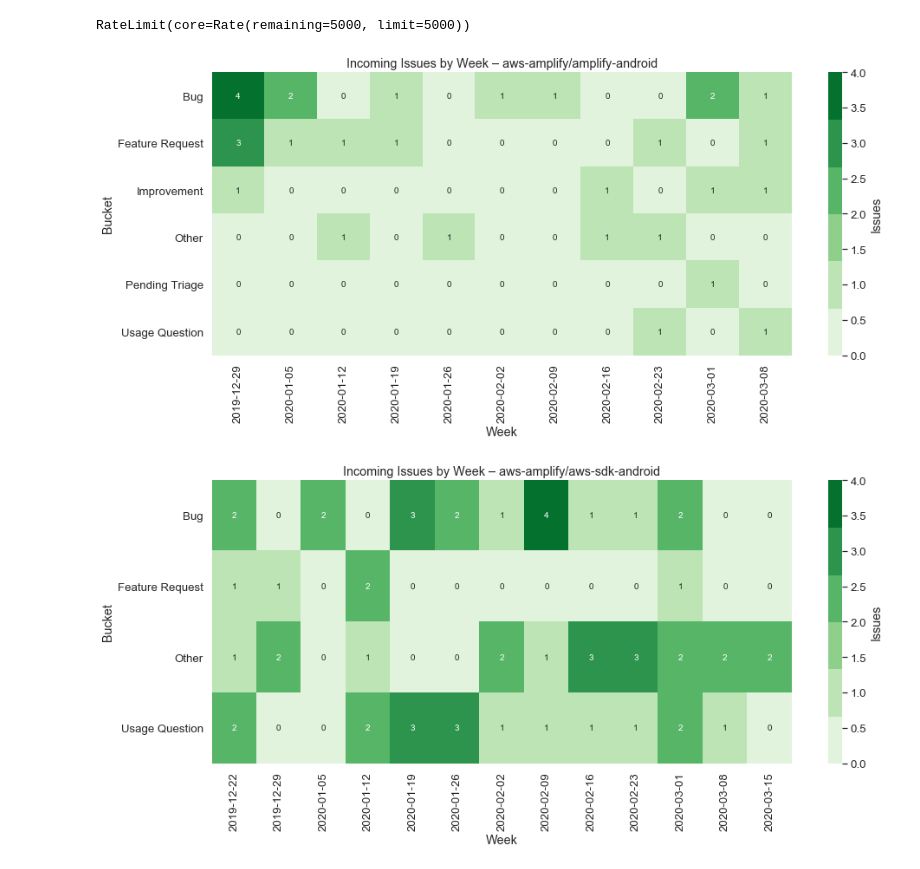
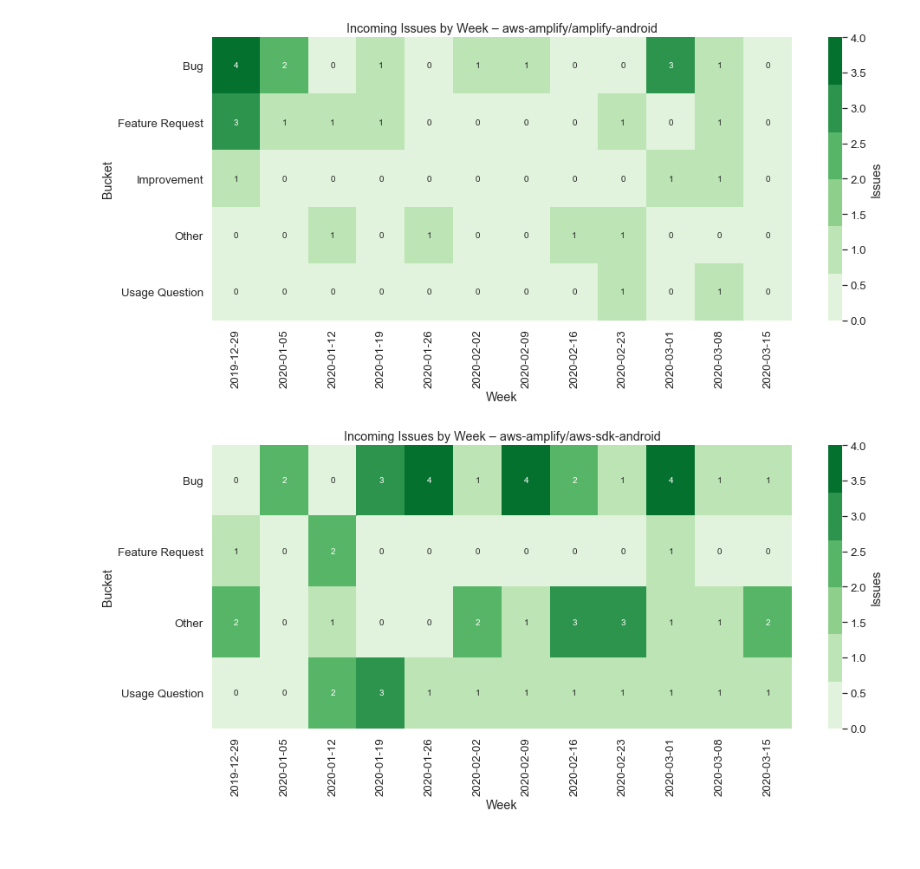
Before and after one commit to jpignata/notebooks, a Jupyter notebook: GitHub Issue Stats by Incoming.ipynb, the cells around one changed output. Drawn from its saved outputs; the diff is of its cells as text; code cells hidden in the pictures.

```diff
--- a/GitHub Issue Stats by Incoming.ipynb
+++ b/GitHub Issue Stats by Incoming.ipynb
@@ -14,13 +14,7 @@ issue_buckets = {'Bug': ['Bug'],
 # Retrieve the GitHub token from SSM to prevent oops-I-pushed-credentials-to-GitHub uh-ohs.
 
 import boto3
-from github import Github
 
 ssm = boto3.client('ssm')
 response = ssm.get_parameter(Name=parameter_name, WithDecryption=True)
 token = response['Parameter']['Value']
-github = Github(token)
-
-github.get_rate_limit()
-# %% [output]
-RateLimit(core=Rate(remaining=5000, limit=5000))
@@ -33,48 +91,63 @@ repos = {}
 bucket_lookup = {label: bucket for bucket, labels in issue_buckets.items() for label in labels}
 
 for repo_name in repo_names:
-    repo = github.get_repo(repo_name)
     issues = []
+    owner, name = repo_name.split('/')
 
-    for issue in repo.get_issues(state='all'):
-        labels = pd.array([label.name for label in issue.labels])
+    for issue in get_issues(owner, name):
+        labels = pd.array([label['name'] for label in issue['labels']['nodes']])
         bucket = 'Other'
+        created_at = pd.Timestamp(issue['createdAt'],tz='UTC')
+
+        score = 1
+        score += len(issue['comments'])
+        score += issue['reactions']['totalCount']
+        score += sum(comment['reactions']['totalCount'] for comment in issue['comments']['nodes'])
+
+        if issue['closedAt']:
+            closed_at = pd.Timestamp(issue['closedAt'], tz='UTC')
+        else:
+            closed_at = None
 
         for label in labels:
             if label in bucket_lookup:
                 bucket = label
                 break
 
-        if issue.pull_request is None:
-            issues.append([issue.number, labels, issue.created_at, issue.closed_at, bucket])
+        issues.append([issue['number'], labels, created_at, closed_at, bucket, score])
 
-    repos[repo_name] = pd.DataFrame(issues, columns=['id', 'labels', 'created_at', 'closed_at', 'bucket'])
+    repos[repo_name] = pd.DataFrame(issues, columns=['id', 'labels', 'created_at', 'closed_at', 'bucket', 'score'])
 # %%
 from IPython.core.display import HTML
-from datetime import datetime, timedelta
+from datetime import datetime, timedelta, date
 import matplotlib.pyplot as plt
 import seaborn as sns
+import pytz
+
+now = datetime.utcnow().replace(tzinfo=pytz.utc)
+idx = pd.date_range(now - timedelta(weeks=12), now, freq='W')
 
 sns.set(font_scale=1.2)
 
 %matplotlib inline
 
 for repo_name, df in repos.items():
     plt.subplots(figsize=(15, 6))
 
-    df = df.loc[df.created_at > datetime.now() - timedelta(weeks=12)]
+    df = df.loc[df.created_at > now - timedelta(weeks=12)]
     df = df.pivot(index='created_at', columns='bucket', values='created_at')
+    df = pd.concat([df, pd.DataFrame(index=[date for date in idx])])
     df = df.resample('W', label='left').count().transpose()
     dates = df.columns.strftime('%Y-%m-%d').sort_values().unique()
 
     ax = sns.heatmap(df, xticklabels=dates, cmap=sns.color_palette("Greens"), fmt='d', annot=True,
                      cbar_kws={'label': 'Issues'})
     ax.set(xlabel='Week', ylabel='Bucket', title=f'Incoming Issues by Week – {repo_name}')
 
     plt.show()
 # %% [output]
-[figure, old version]
+[figure, new version]
-[figure, old version]
+[figure, new version]
 # %%
 # Incoming Bugs by Week
 
```
Also changed, not shown: parts of 6 cells of this notebook.
